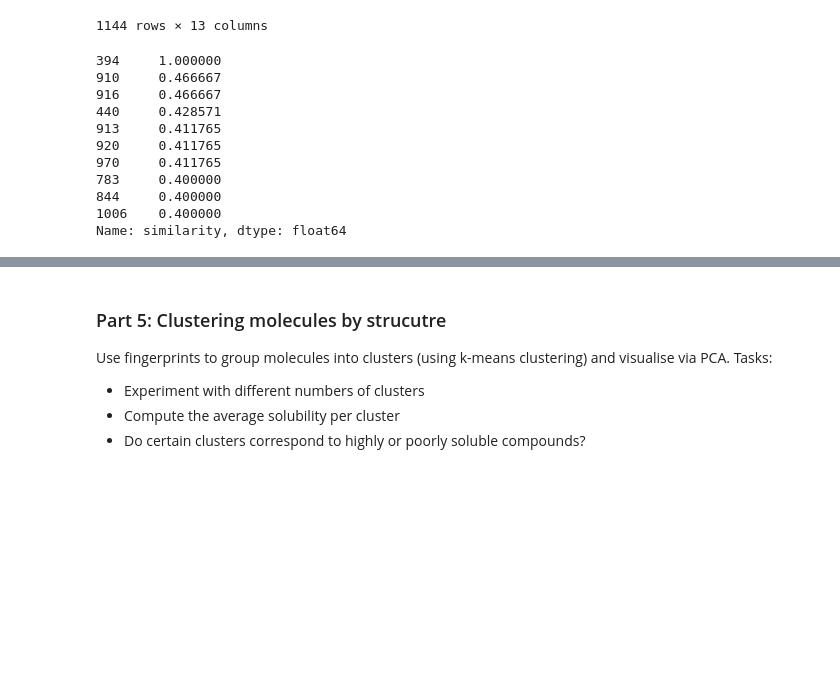
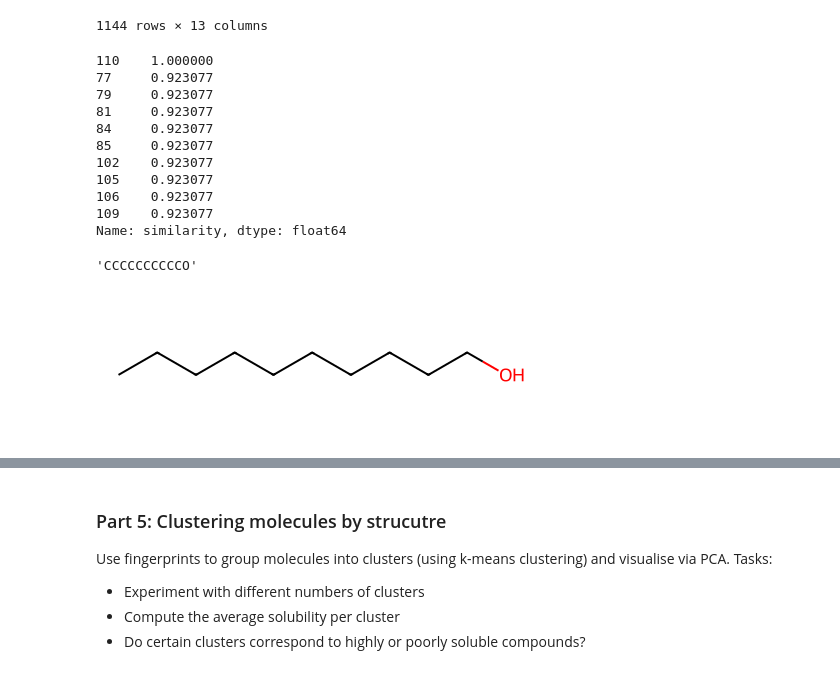
Before and after one commit to shiziyao/ChemicalDataScience103, a Jupyter notebook: lectures/session13/materials/RDKIt_Workshop.ipynb, the cells around one changed output, grey strips where cells are left out. Drawn from its saved outputs; the diff is of its cells as text; code cells hidden in the pictures; blank space fills up the shorter version.

```diff
--- a/lectures/session13/materials/RDKIt_Workshop.ipynb
+++ b/lectures/session13/materials/RDKIt_Workshop.ipynb
@@ -193,7 +193,7 @@ smiles_list
 # %% [markdown]
 Calculate the Tanimoto similarity of the molecules in the dataframe in comparison to a molecule of your choice (e.g. caffeine, aniline, ethanol).
 # %%
-query_fp = mol2fp("Nc1ccccc1")
+query_fp = mol2fp("CCCCCO")
 print(query_fp)
 
 df["similarity"] = df["fingerprint"].apply(lambda fp: DataStructs.TanimotoSimilarity(fp, query_fp))
@@ -216,14 +216,24 @@ df
 # %%
 df["similarity"].nlargest(10)
 # %% [output]
-394     1.000000
-910     0.466667
-916     0.466667
-440     0.428571
-913     0.411765
-920     0.411765
-970     0.411765
-783     0.400000
-844     0.400000
-1006    0.400000
+110    1.000000
+77     0.923077
+79     0.923077
+81     0.923077
+84     0.923077
+85     0.923077
+102    0.923077
+105    0.923077
+106    0.923077
+109    0.923077
 Name: similarity, dtype: float64
+# %%
+smile_code = df.iloc[77]['SMILES']
+smile_code
+# %% [output]
+'CCCCCCCCCCO'
+# %%
+mol_object = Chem.MolFromSmiles(smile_code)
+mol_object
+# %% [output]
+[figure, added]
```
Also changed, not shown: parts of 9 cells of this notebook, 30 other files.
